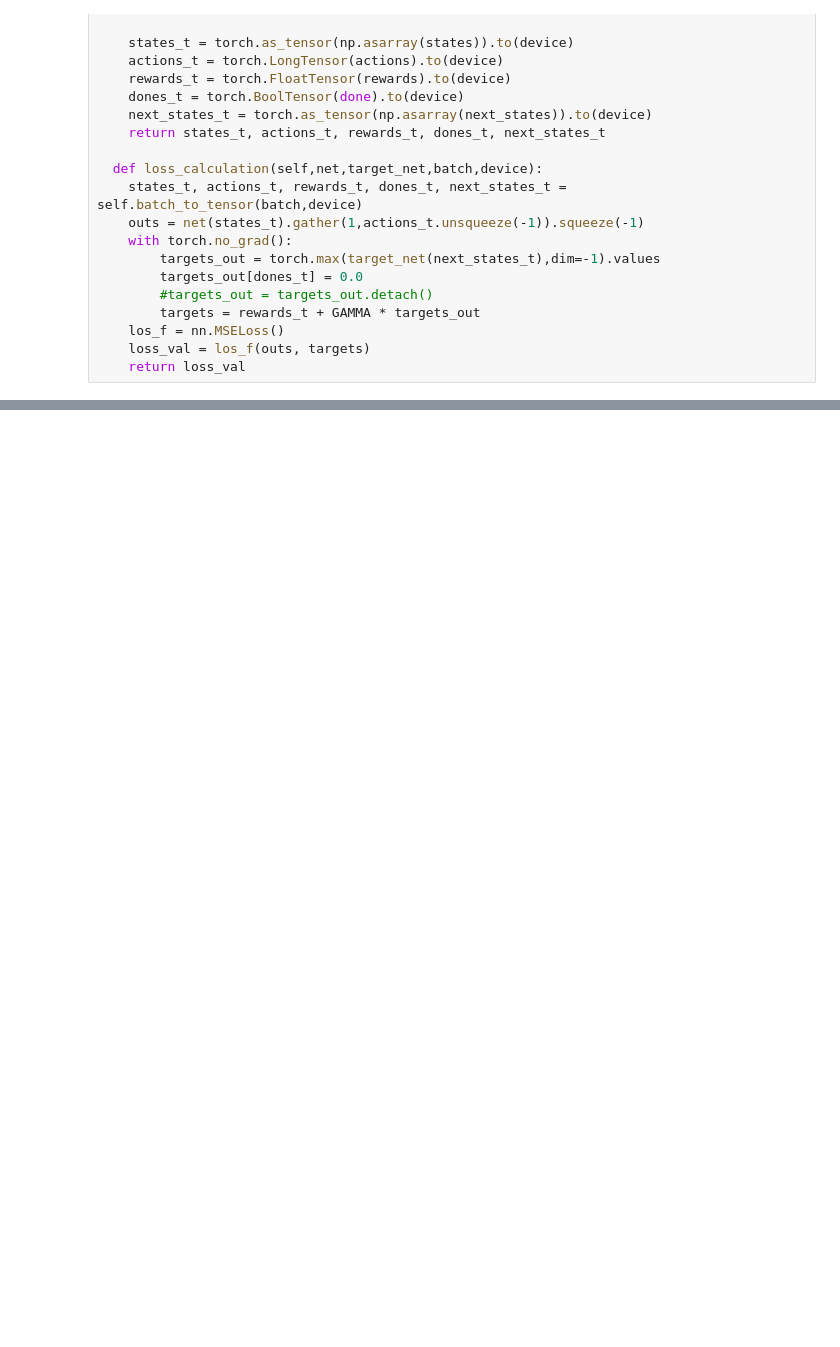
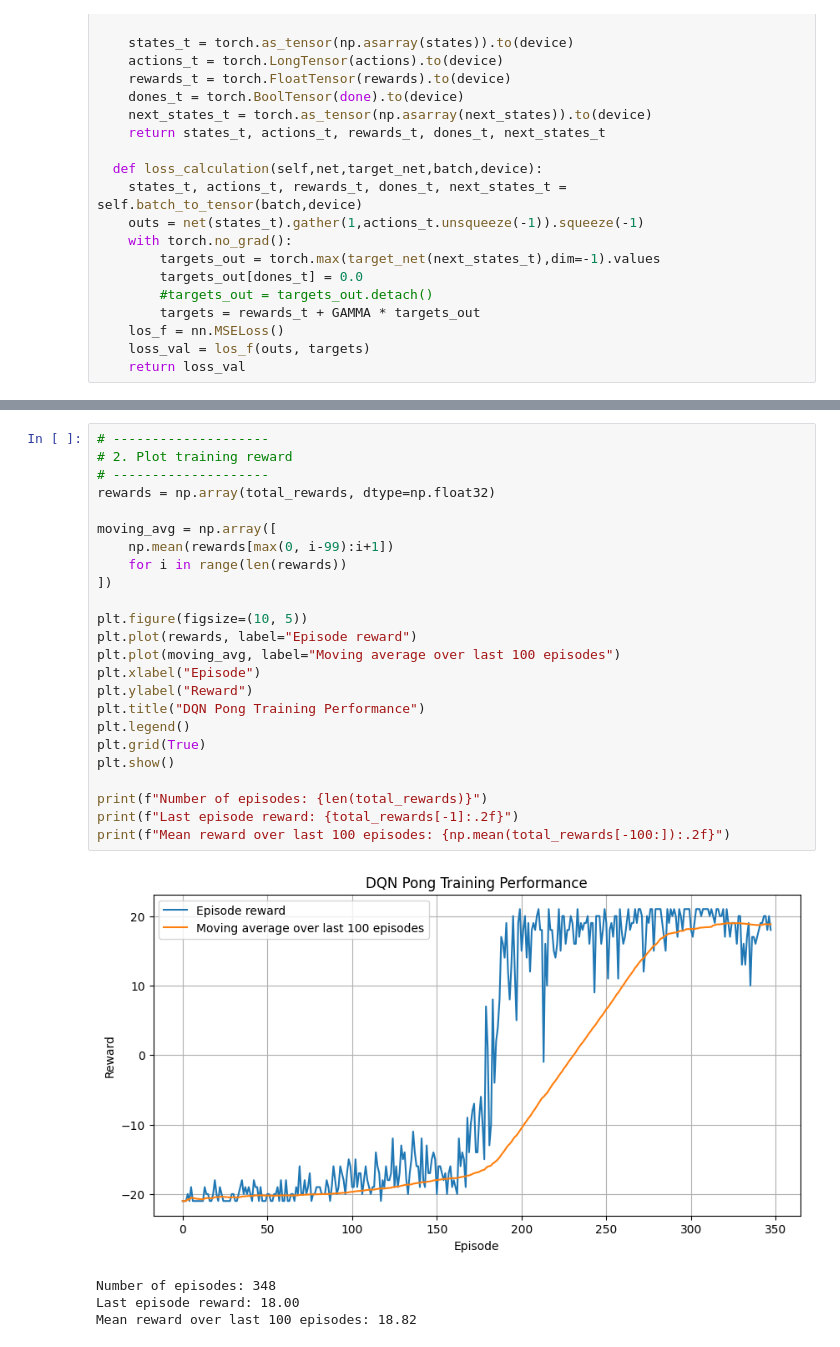
Before and after one commit to hosseinta2/RL, a Jupyter notebook: deepQ_atari.ipynb, the cells around one changed output, grey strips where cells are left out. Cells and saved outputs as stored; diff of their text form; blank space fills up the shorter version.

```diff
--- a/deepQ_atari.ipynb
+++ b/deepQ_atari.ipynb
@@ -383,0 +436,29 @@ while True:
+# %%
+# --------------------
+# 2. Plot training reward
+# --------------------
+rewards = np.array(total_rewards, dtype=np.float32)
+
+moving_avg = np.array([
+    np.mean(rewards[max(0, i-99):i+1])
+    for i in range(len(rewards))
+])
+
+plt.figure(figsize=(10, 5))
+plt.plot(rewards, label="Episode reward")
+plt.plot(moving_avg, label="Moving average over last 100 episodes")
+plt.xlabel("Episode")
+plt.ylabel("Reward")
+plt.title("DQN Pong Training Performance")
+plt.legend()
+plt.grid(True)
+plt.show()
+
+print(f"Number of episodes: {len(total_rewards)}")
+print(f"Last episode reward: {total_rewards[-1]:.2f}")
+print(f"Mean reward over last 100 episodes: {np.mean(total_rewards[-100:]):.2f}")
+# %% [output]
+[figure, added]
+Number of episodes: 348
+Last episode reward: 18.00
+Mean reward over last 100 episodes: 18.82
```
Also changed, not shown: parts of 6 cells of this notebook.
